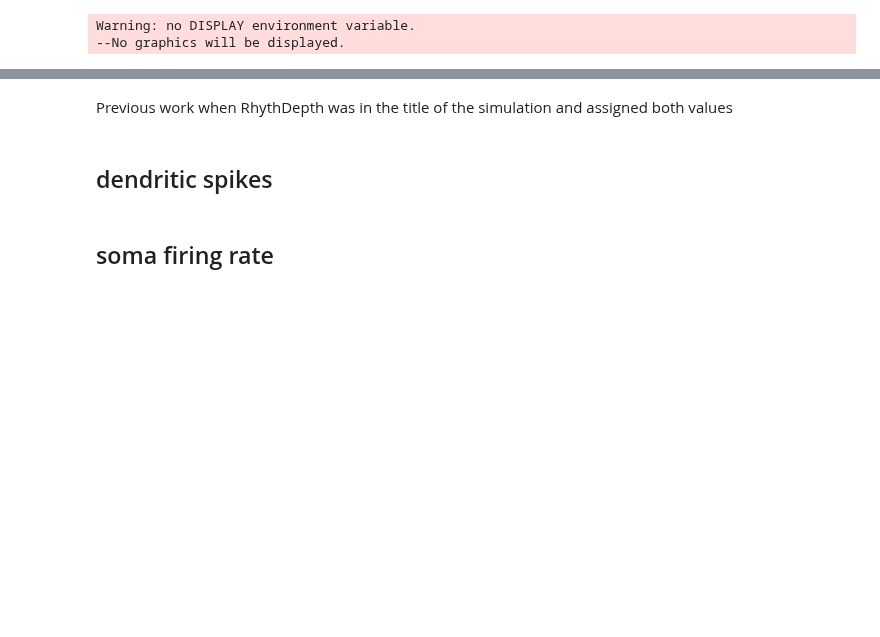
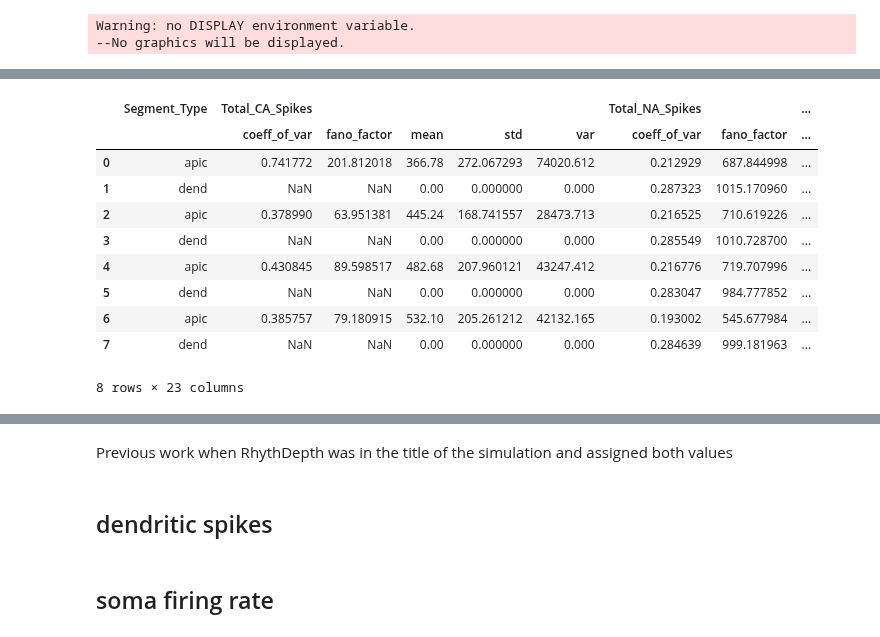
Before and after one commit to davidfague/Neural-Modeling, a Jupyter notebook: notebooks/rhyth_depth_mod_across_seeds.ipynb, the cells around one changed output, grey strips where cells are left out. Drawn from its saved outputs; the diff is of its cells as text; code cells hidden in the pictures; blank space fills up the shorter version.

```diff
--- a/notebooks/rhyth_depth_mod_across_seeds.ipynb
+++ b/notebooks/rhyth_depth_mod_across_seeds.ipynb
@@ -196,0 +203,14 @@ for segment_type in grouped_stats['Segment_Type'].unique():
+# %%
+grouped_stats
+# %% [output]
+|  | Segment_Type | Total_CA_Spikes |  |  |  |  | Total_NA_Spikes |  | ... |
+|  |  | coeff_of_var | fano_factor | mean | std | var | coeff_of_var | fano_factor | ... |
+| 0 | apic | 0.741772 | 201.812018 | 366.78 | 272.067293 | 74020.612 | 0.212929 | 687.844998 | ... |
+| 1 | dend | NaN | NaN | 0.00 | 0.000000 | 0.000 | 0.287323 | 1015.170960 | ... |
+| 2 | apic | 0.378990 | 63.951381 | 445.24 | 168.741557 | 28473.713 | 0.216525 | 710.619226 | ... |
+| 3 | dend | NaN | NaN | 0.00 | 0.000000 | 0.000 | 0.285549 | 1010.728700 | ... |
+| 4 | apic | 0.430845 | 89.598517 | 482.68 | 207.960121 | 43247.412 | 0.216776 | 719.707996 | ... |
+| 5 | dend | NaN | NaN | 0.00 | 0.000000 | 0.000 | 0.283047 | 984.777852 | ... |
+| 6 | apic | 0.385757 | 79.180915 | 532.10 | 205.261212 | 42132.165 | 0.193002 | 545.677984 | ... |
+| 7 | dend | NaN | NaN | 0.00 | 0.000000 | 0.000 | 0.284639 | 999.181963 | ... |
+8 rows × 23 columns
```
Also changed, not shown: parts of 9 cells of this notebook.
